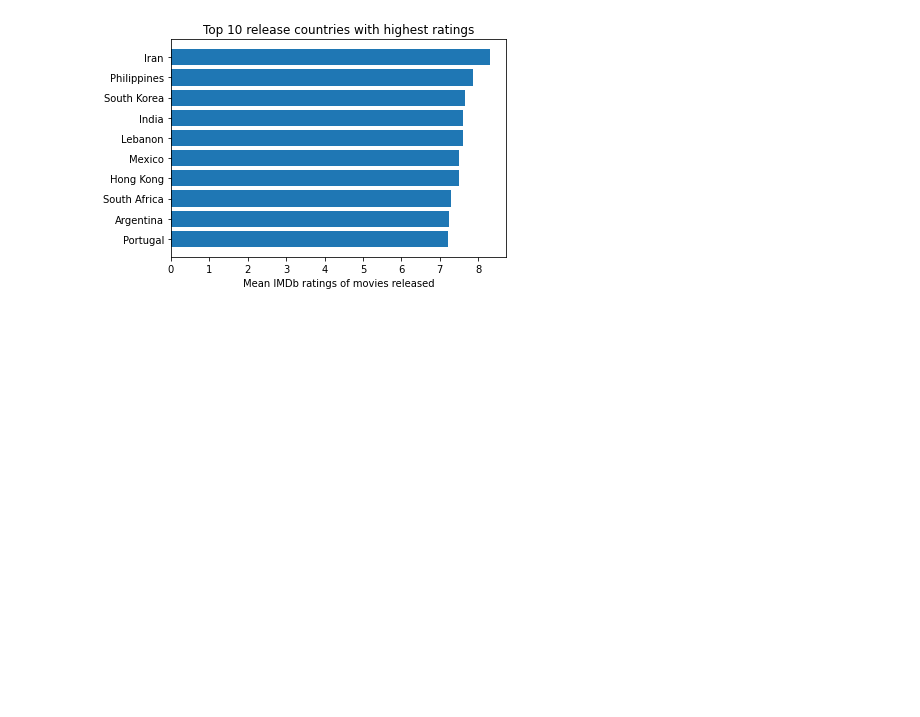
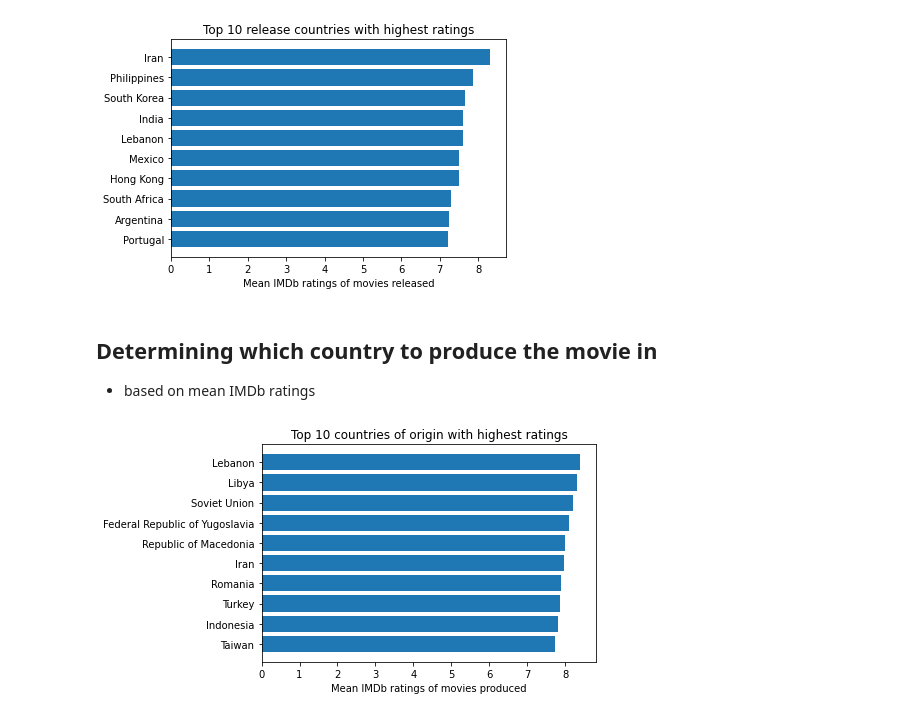
Before and after one commit to soaza/dao2702-project, a Jupyter notebook: movies_visualisation.ipynb, the cells around one changed output. Drawn from its saved outputs; the diff is of its cells as text; code cells hidden in the pictures; blank space fills up the shorter version.

```diff
--- a/movies_visualisation.ipynb
+++ b/movies_visualisation.ipynb
@@ -187,3 +139,17 @@ plt.xlabel("Mean IMDb ratings of movies released")
 plt.show()
 # %% [output]
 [figure]
+# %% [markdown]
+## Determining which country to produce the movie in
+- based on mean IMDb ratings
+# %%
+top10countries_score = df[["country", "score"]].groupby("country").mean().reset_index().nlargest(10, "score")
+top10countries_score = top10countries_score.sort_values("score")
+
+fig, ax = plt.subplots()
+ax.barh(top10countries_score["country"], top10countries_score["score"])
+plt.title("Top 10 countries of origin with highest ratings")
+plt.xlabel("Mean IMDb ratings of movies produced")
+plt.show()
+# %% [output]
+[figure, added]
```
Also changed, not shown: parts of 15 cells of this notebook, 1 other file.
